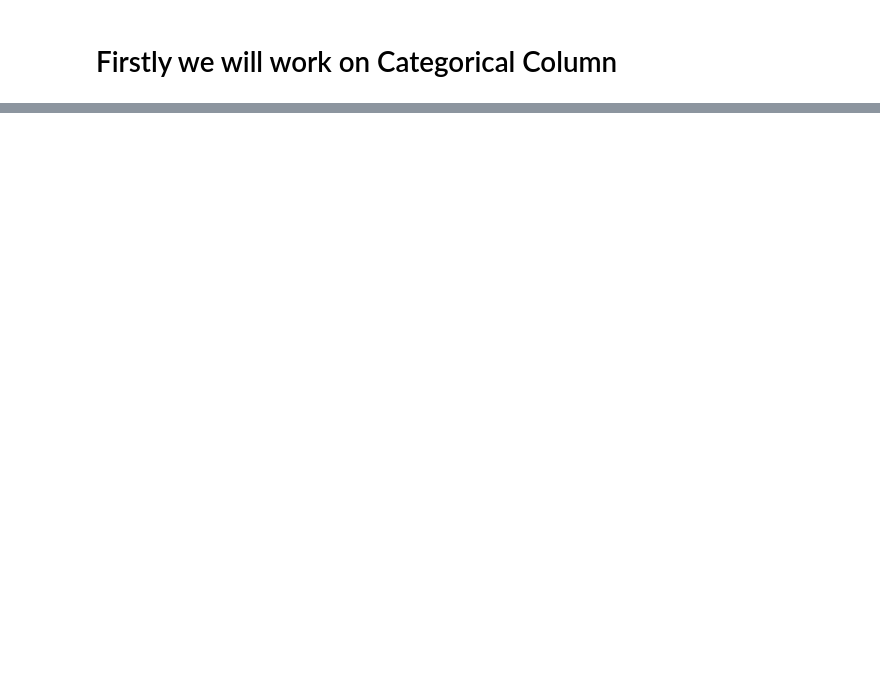
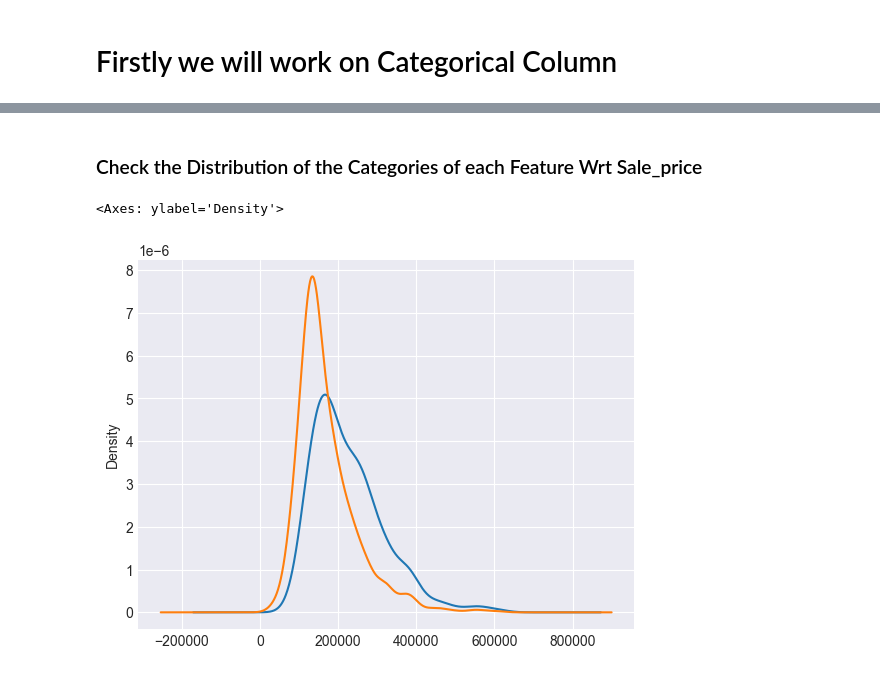
Before and after one commit to PradhumanSoni/Learn_ML, a Jupyter notebook: 10. Handling Missing Values/simple_imputer.ipynb, the cells around one changed output, grey strips where cells are left out. Drawn from its saved outputs; the diff is of its cells as text; code cells hidden in the pictures; blank space fills up the shorter version.

```diff
--- a/10. Handling Missing Values/simple_imputer.ipynb
+++ b/10. Handling Missing Values/simple_imputer.ipynb
@@ -334,0 +336,3 @@ cat_cols = X.select_dtypes(include='str').columns.to_list()
+# %%
+X['FireplaceQu_imp'] = X['FireplaceQu'].fillna('Gd')
+X['GarageQual_imp'] = X['GarageQual'].fillna('TA')
@@ -334,0 +349,10 @@ cat_cols = X.select_dtypes(include='str').columns.to_list()
+# %% [markdown]
+### Check the Distribution of the Categories of each Feature Wrt Sale_price
+# %%
+df = pd.concat([X,y],axis=1)
+# %%
+df['SalePrice'][df['FireplaceQu']=='Gd'].plot(kind='kde')
+df['SalePrice'][df['FireplaceQu_imp']=='Gd'].plot(kind='kde')
+# %% [output]
+<Axes: ylabel='Density'>
+[figure, added]
```
Also changed, not shown: parts of 24 cells of this notebook.
